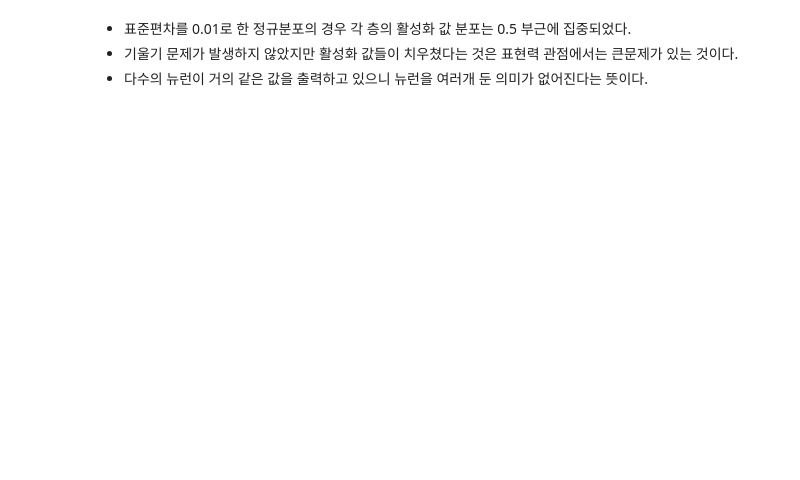
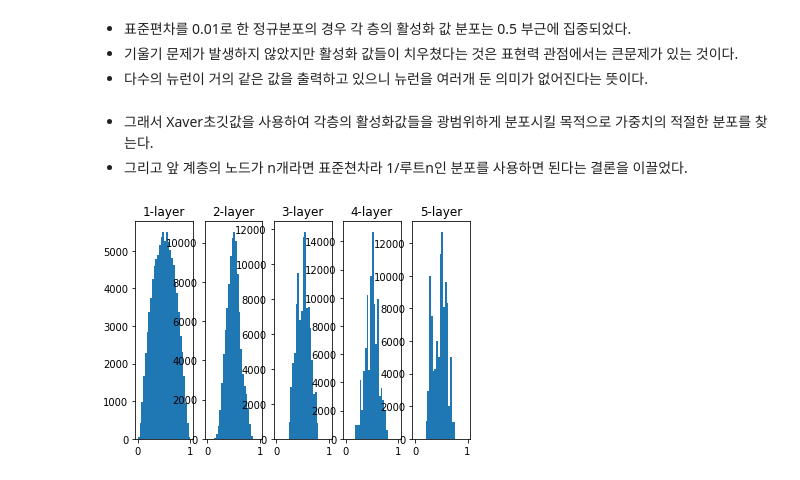
Before and after one commit to jx-dohwan/Deep_Learning_from_Scratch_study, a Jupyter notebook: CH6_학습_관련_기술들.ipynb, the cells around one changed output. Saved outputs shown, nothing was run; the diff lists cells and outputs as text; code cells hidden in the pictures; blank space fills up the shorter version.

```diff
--- a/CH6_학습_관련_기술들.ipynb
+++ b/CH6_학습_관련_기술들.ipynb
@@ -268,3 +268,35 @@ plt.show()
 - 표준편차를 0.01로 한 정규분포의 경우 각 층의 활성화 값 분포는 0.5 부근에 집중되었다.
 - 기울기 문제가 발생하지 않았지만 활성화 값들이 치우쳤다는 것은 표현력 관점에서는 큰문제가 있는 것이다.
 - 다수의 뉴런이 거의 같은 값을 출력하고 있으니 뉴런을 여러개 둔 의미가 없어진다는 뜻이다.
+# %% [markdown]
+- 그래서 Xaver초깃값을 사용하여 각층의 활성화값들을 광범위하게 분포시킬 목적으로 가중치의 적절한 분포를 찾는다.
+- 그리고 앞 계층의 노드가 n개라면 표준쳔차라 1/루트n인 분포를 사용하면 된다는 결론을 이끌었다.
+# %%
+import numpy as np
+import matplotlib.pyplot as plt
+
+def sigmoid(x): # 활성화 함수는 시그모이드 함수를 이용했다.
+  return 1 / (1 + np.exp(-x))
+
+x = np.random.randn(1000, 100) # 입력데이터로 1000개의 데이터를 정규분포로 무작위로 생성하여 5층 신경망에 흘린다.
+node_num = 100 # 각층의 뉴런은 100개씩이다.
+hidden_layer_size = 5 # 5개의 층이 있다.
+activations = {} # 각 층의 결과를 여기에 저장한다.
+
+for i in range(hidden_layer_size): # 표준편차가 1인 정규분포를 이용했는데 이 분포된 정도를 바꿔가며 활성화 값들의 분폭 어떻게 변화하는지 관찰하는 것이 실험의 목적이다.
+  if i != 0:
+    x = activations[i-1]
+  w = np.random.randn(node_num, node_num) / np.sqrt(node_num)
+  a = np.dot(x,w)
+  z = sigmoid(a)
+  activations[i] = z
+
+
+# 히스트그램 그리기
+for i, a in activations.items():
+  plt.subplot(1, len(activations), i+1)
+  plt.title(str(i+1)+"-layer")
+  plt.hist(a.flatten(), 30, range=(0,1))
+plt.show()
+# %% [output]
+[figure, added]
```
Also changed, not shown: parts of 22 cells of this notebook.
